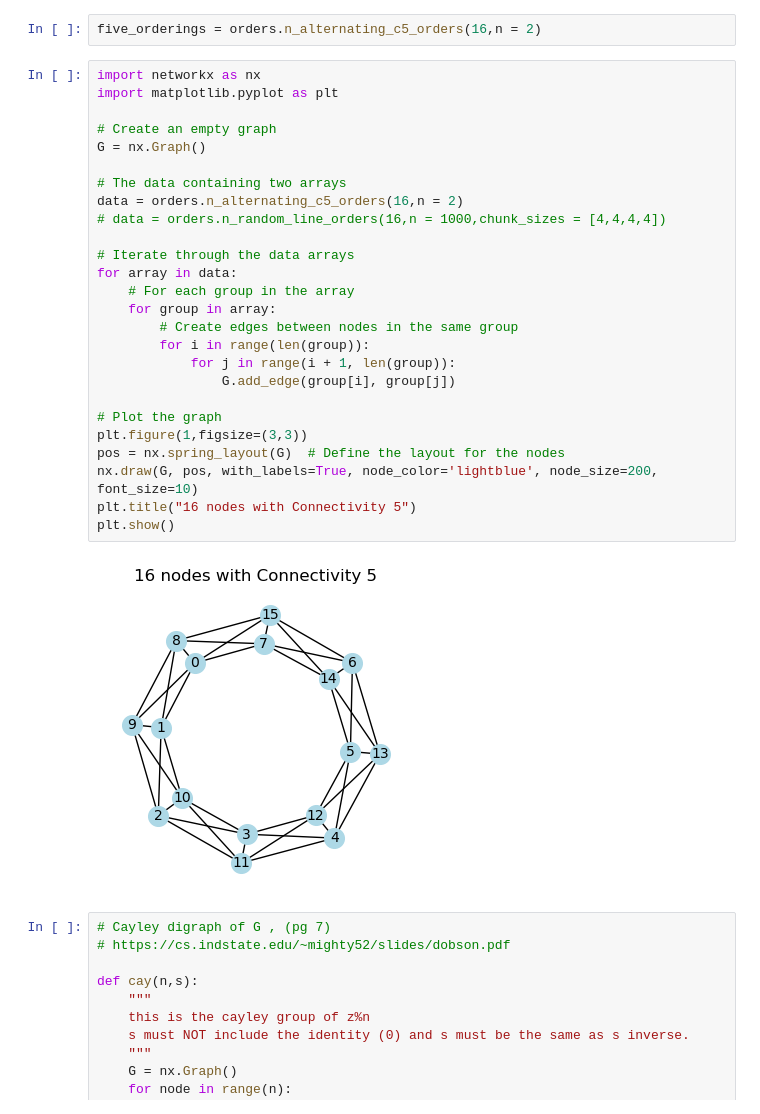
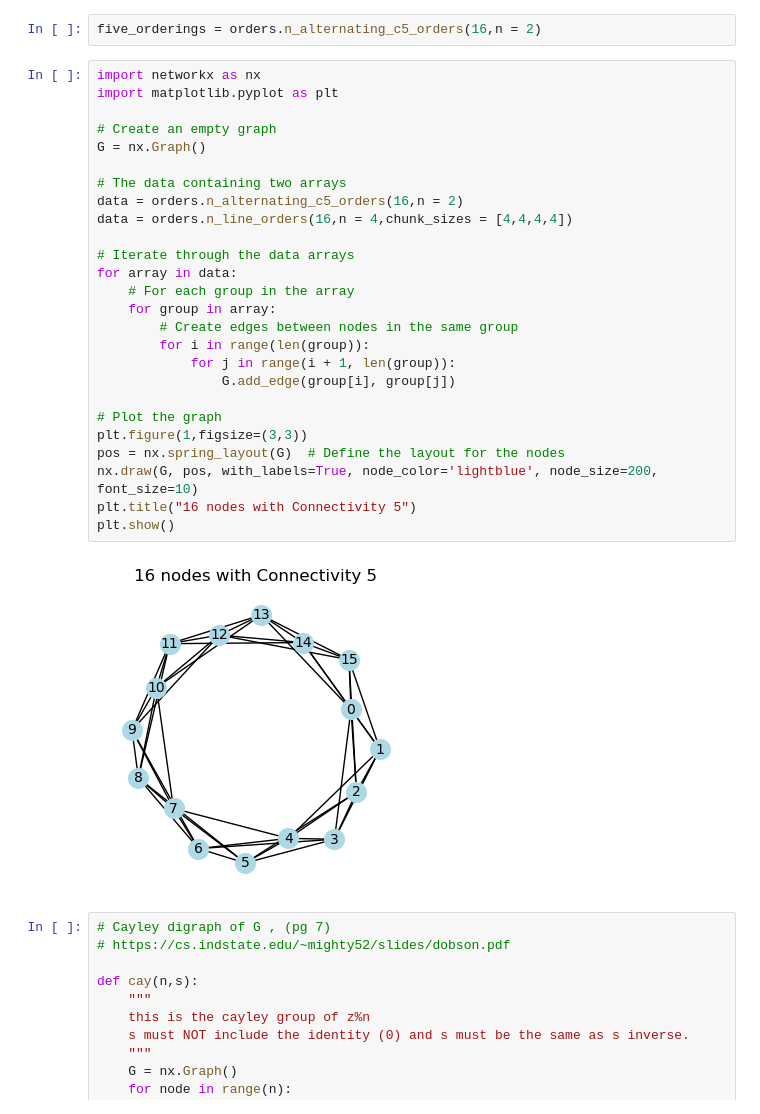
Before and after one commit to jacksonhenry3/Qnibble, a Jupyter notebook: Notebooks/experimentingwithvertextransitivegraphs.ipynb, the cells around one changed output. Saved outputs shown, nothing was run; the diff lists cells and outputs as text.

```diff
--- a/Notebooks/experimentingwithvertextransitivegraphs.ipynb
+++ b/Notebooks/experimentingwithvertextransitivegraphs.ipynb
@@ -23,31 +23,31 @@ five_orderings = orders.n_alternating_c5_orders(16,n = 2)
 # %%
 import networkx as nx
 import matplotlib.pyplot as plt
 
 # Create an empty graph
 G = nx.Graph()
 
 # The data containing two arrays
 data = orders.n_alternating_c5_orders(16,n = 2)
-# data = orders.n_random_line_orders(16,n = 1000,chunk_sizes = [4,4,4,4])
+data = orders.n_line_orders(16,n = 4,chunk_sizes = [4,4,4,4])
 
 # Iterate through the data arrays
 for array in data:
     # For each group in the array
     for group in array:
         # Create edges between nodes in the same group
         for i in range(len(group)):
             for j in range(i + 1, len(group)):
                 G.add_edge(group[i], group[j])
 
 # Plot the graph
 plt.figure(1,figsize=(3,3))
 pos = nx.spring_layout(G)  # Define the layout for the nodes
 nx.draw(G, pos, with_labels=True, node_color='lightblue', node_size=200, font_size=10)
 plt.title("16 nodes with Connectivity 5")
 plt.show()
 # %% [output]
-[figure, old version]
+[figure, new version]
 # %%
 # Cayley digraph of G , (pg 7)
 # https://cs.indstate.edu/~mighty52/slides/dobson.pdf
```
Also changed, not shown: parts of 6 cells of this notebook, 3 other files.
